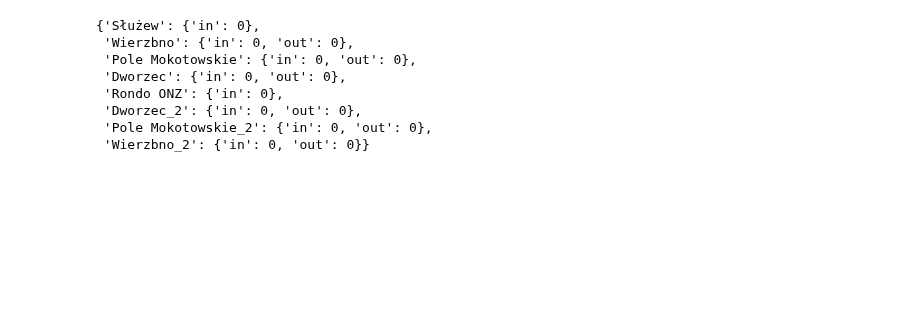
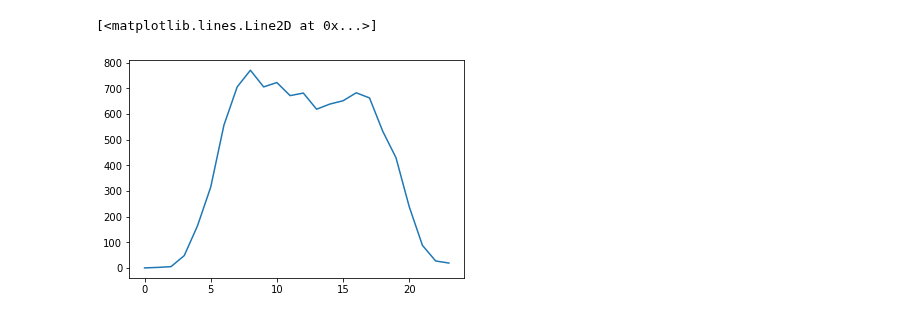
Before and after one commit to fmordarski/Passengers-simulation, a Jupyter notebook: Raport_MZK.ipynb, the cells around one changed output. Drawn from its saved outputs; the diff is of its cells as text; code cells hidden in the pictures; blank space fills up the shorter version.

```diff
--- a/Raport_MZK.ipynb
+++ b/Raport_MZK.ipynb
@@ -12 +9,4 @@ stops = ["Służew", "Wierzbno", "Pole Mokotowskie", "Dworzec", "Rondo ONZ",
+# %%
+stops = ["Małe Bobry", "Potok Górny", "Potok Dolny", "Dworzec", "Fabryka",
+           "Dworzec_2", "Potok Dolny_2", "Potok Górny_2", "Małe Bobry_2"]
 # %%
@@ -54,11 +53,15 @@ cena_biletu = 2
-# %%
-simulate_passengers(cena_biletu)[0]
-# %% [output]
-{'Służew': {'in': 0},
- 'Wierzbno': {'in': 0, 'out': 0},
- 'Pole Mokotowskie': {'in': 0, 'out': 0},
- 'Dworzec': {'in': 0, 'out': 0},
- 'Rondo ONZ': {'in': 0},
- 'Dworzec_2': {'in': 0, 'out': 0},
- 'Pole Mokotowskie_2': {'in': 0, 'out': 0},
- 'Wierzbno_2': {'in': 0, 'out': 0}}
+# %%
+# Łaczna liczba pasażerów wsiadających
+
+lista_h = list(range(0,24))
+lista_pass = []
+pass_l = 0
+for key,value in simulate_passengers(cena_biletu).items():
+    pass_l = 0
+    for k, v in value.items():
+        pass_l += (v['in'])
+    lista_pass.append(pass_l)
+plt.plot(lista_h, lista_pass)
+# %% [output]
+[<matplotlib.lines.Line2D at 0x...>]
+[figure, added]
```
Also changed, not shown: parts of 17 cells of this notebook.
